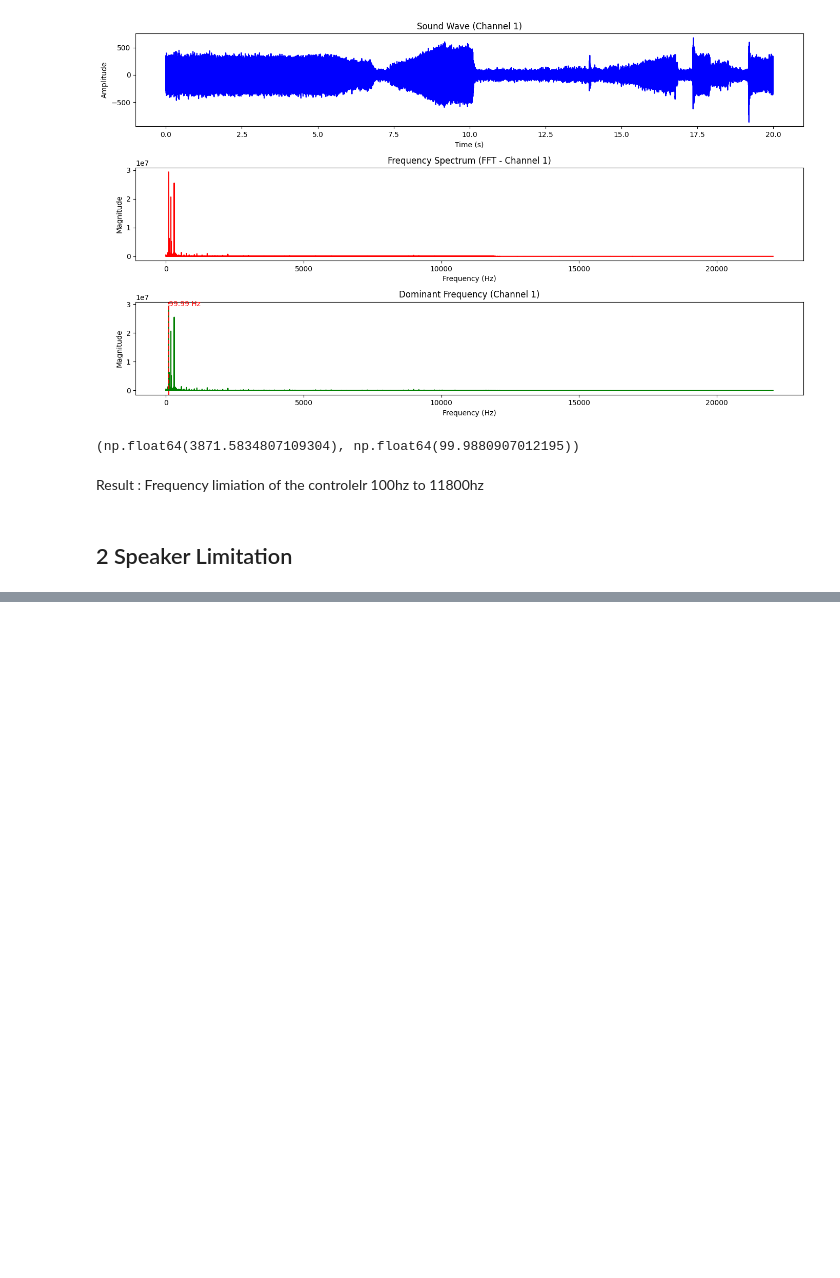
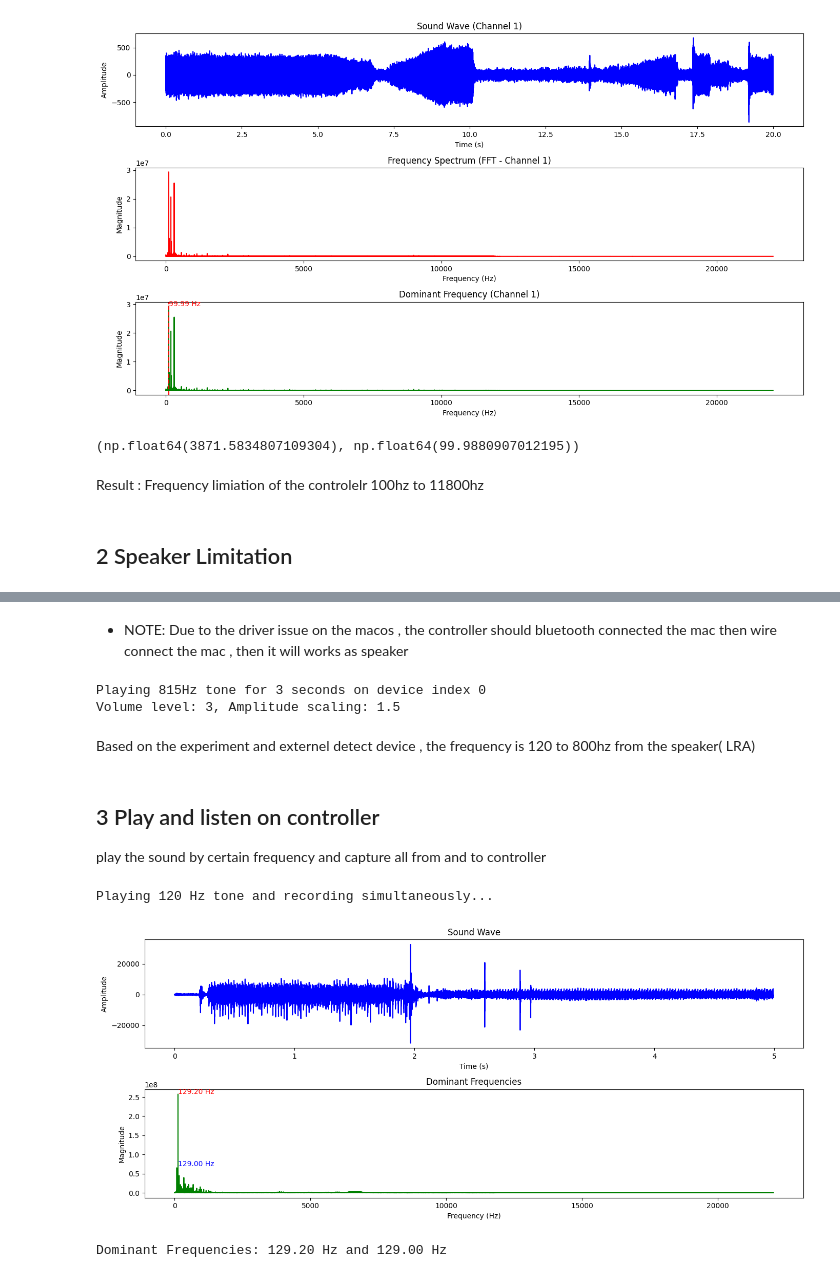
Before and after one commit to wayne-xyz/dualsense-rpi-demo, a Jupyter notebook: audio_inves/audio_invs.ipynb, the cells around one changed output, grey strips where cells are left out. Cells and saved outputs as stored; diff of their text form; code cells hidden in the pictures; blank space fills up the shorter version.

Commit message:
conclude the audio feature and relative with LRA analysis the fre and mic and speaker

```diff
--- a/audio_inves/audio_invs.ipynb
+++ b/audio_inves/audio_invs.ipynb
@@ -174,0 +422,21 @@ Result : Frequency limiation of the controlelr 100hz to 11800hz
+# %% [markdown]
+- NOTE:
+Due to the driver issue on the macos , the controller should bluetooth connected the mac then wire connect the mac , then it will works as speaker
+# %%
+
+
+
+
+play_tone(815,3,device_index=0,volume=3,amplitude=1.5)
+# based on multi frequency the speak and haptic vibration range is 100 to 800hz
+# %% [output]
+Playing 815Hz tone for 3 seconds on device index 0
+Volume level: 3, Amplitude scaling: 1.5
+# %% [markdown]
+Based on the experiment and externel detect device , the frequency is 120 to 800hz from the speaker( LRA)
+# %% [markdown]
+## 3 Play and listen on controller
+
+
+
+play the sound by certain frequency and capture all from and to controller
@@ -174,0 +561,9 @@ Result : Frequency limiation of the controlelr 100hz to 11800hz
+# %%
+
+speaker_index,mic_index=0,1
+
+play_and_capture_sound(mic_index=mic_index, speaker_index=speaker_index, sound_frequency=120, duration=5.0)
+# %% [output]
+Playing 120 Hz tone and recording simultaneously...
+[figure, added]
+Dominant Frequencies: 129.20 Hz and 129.00 Hz
```
Also changed, not shown: parts of 17 cells of this notebook.
